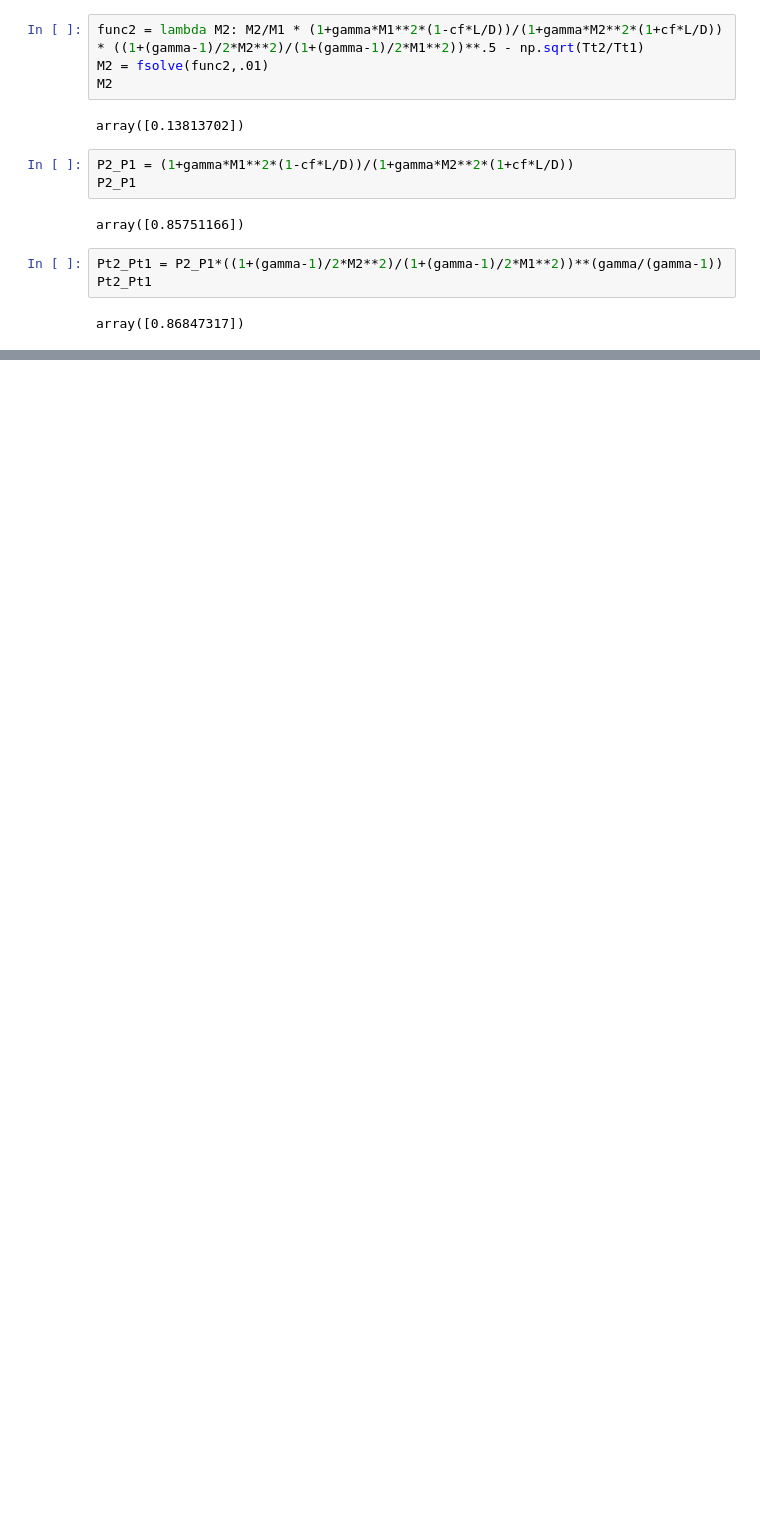
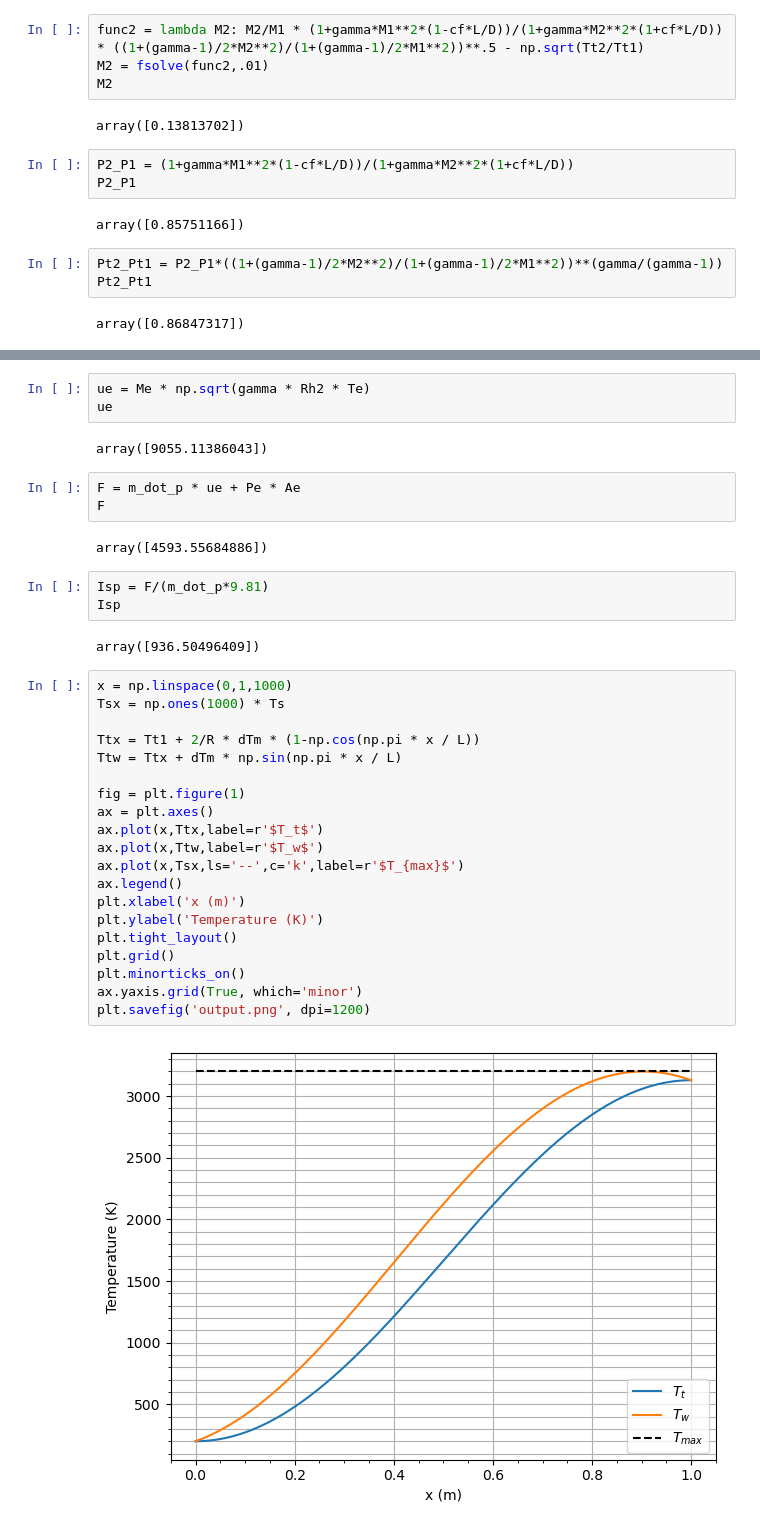
Before and after one commit to RileyKyle/Prop_2_Assignments, a Jupyter notebook: homework_6/hw6.ipynb, the cells around one changed output, grey strips where cells are left out. Drawn from its saved outputs; the diff is of its cells as text; blank space fills up the shorter version.

```diff
--- a/homework_6/hw6.ipynb
+++ b/homework_6/hw6.ipynb
@@ -78,0 +97,37 @@ array([173.69463373])
+# %%
+ue = Me * np.sqrt(gamma * Rh2 * Te)
+ue
+# %% [output]
+array([9055.11386043])
+# %%
+F = m_dot_p * ue + Pe * Ae
+F
+# %% [output]
+array([4593.55684886])
+# %%
+Isp = F/(m_dot_p*9.81)
+Isp
+# %% [output]
+array([936.50496409])
+# %%
+x = np.linspace(0,1,1000)
+Tsx = np.ones(1000) * Ts
+
+Ttx = Tt1 + 2/R * dTm * (1-np.cos(np.pi * x / L))
+Ttw = Ttx + dTm * np.sin(np.pi * x / L)
+
+fig = plt.figure(1)
+ax = plt.axes()
+ax.plot(x,Ttx,label=r'$T_t$')
+ax.plot(x,Ttw,label=r'$T_w$')
+ax.plot(x,Tsx,ls='--',c='k',label=r'$T_{max}$')
+ax.legend()
+plt.xlabel('x (m)')
+plt.ylabel('Temperature (K)')
+plt.tight_layout()
+plt.grid()
+plt.minorticks_on()
+ax.yaxis.grid(True, which='minor')
+plt.savefig('output.png', dpi=1200)
+# %% [output]
+[figure, added]
```
Also changed, not shown: parts of 4 cells of this notebook, 9 other files.
